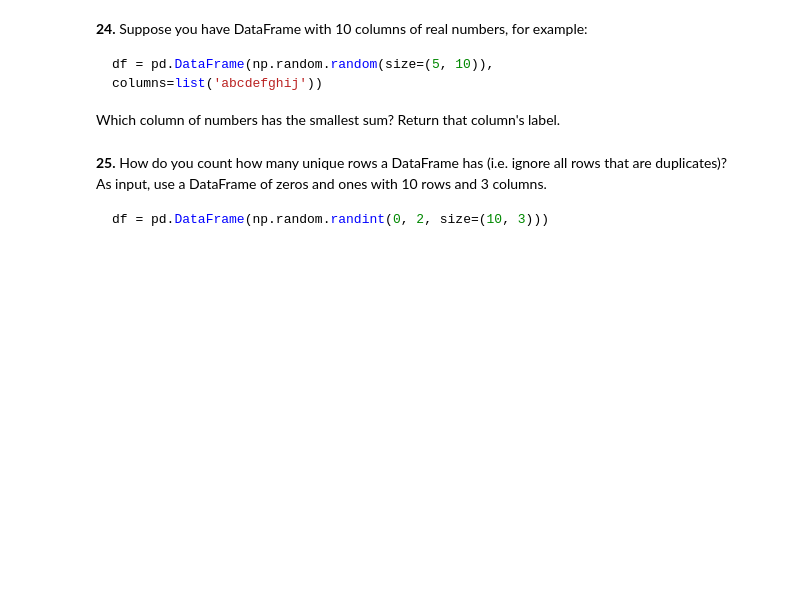
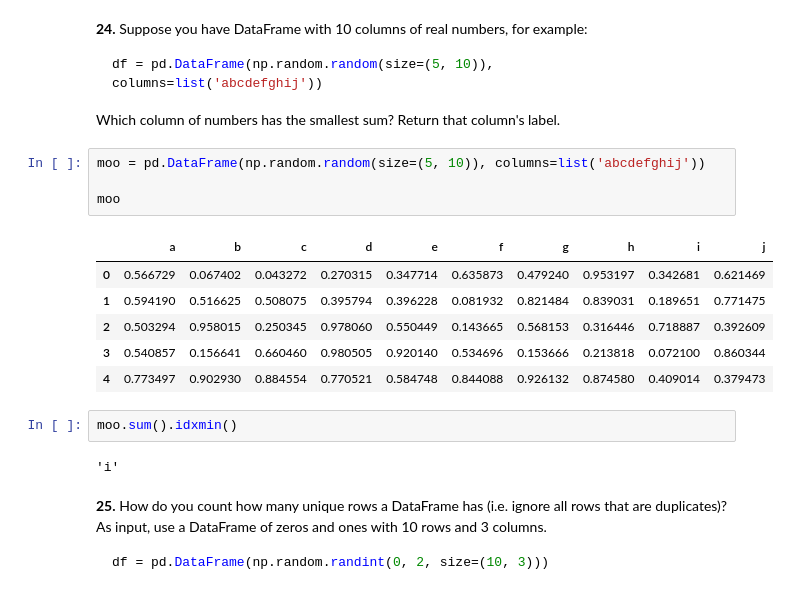
Before and after one commit to WhyseRabbit/100-pandas-puzzles, a Jupyter notebook: My-Done-Puzzles1.ipynb, the cells around one changed output. Drawn from its saved outputs; the diff is of its cells as text; blank space fills up the shorter version.

````diff
--- a/My-Done-Puzzles1.ipynb
+++ b/My-Done-Puzzles1.ipynb
@@ -282,6 +313,21 @@ how do you subtract the row mean from each element in the row?
 df = pd.DataFrame(np.random.random(size=(5, 10)), columns=list('abcdefghij'))
 ```
 Which column of numbers has the smallest sum?  Return that column's label.
+# %%
+moo = pd.DataFrame(np.random.random(size=(5, 10)), columns=list('abcdefghij'))
+
+moo
+# %% [output]
+|  | a | b | c | d | e | f | g | h | i | j |
+| 0 | 0.566729 | 0.067402 | 0.043272 | 0.270315 | 0.347714 | 0.635873 | 0.479240 | 0.953197 | 0.342681 | 0.621469 |
+| 1 | 0.594190 | 0.516625 | 0.508075 | 0.395794 | 0.396228 | 0.081932 | 0.821484 | 0.839031 | 0.189651 | 0.771475 |
+| 2 | 0.503294 | 0.958015 | 0.250345 | 0.978060 | 0.550449 | 0.143665 | 0.568153 | 0.316446 | 0.718887 | 0.392609 |
+| 3 | 0.540857 | 0.156641 | 0.660460 | 0.980505 | 0.920140 | 0.534696 | 0.153666 | 0.213818 | 0.072100 | 0.860344 |
+| 4 | 0.773497 | 0.902930 | 0.884554 | 0.770521 | 0.584748 | 0.844088 | 0.926132 | 0.874580 | 0.409014 | 0.379473 |
+# %%
+moo.sum().idxmin()
+# %% [output]
+'i'
 # %% [markdown]
 **25.** How do you count how many unique rows a DataFrame has (i.e. ignore all rows that are duplicates)? As input, use a DataFrame of zeros and ones with 10 rows and 3 columns.
 
````
Also changed, not shown: parts of 10 cells of this notebook.
